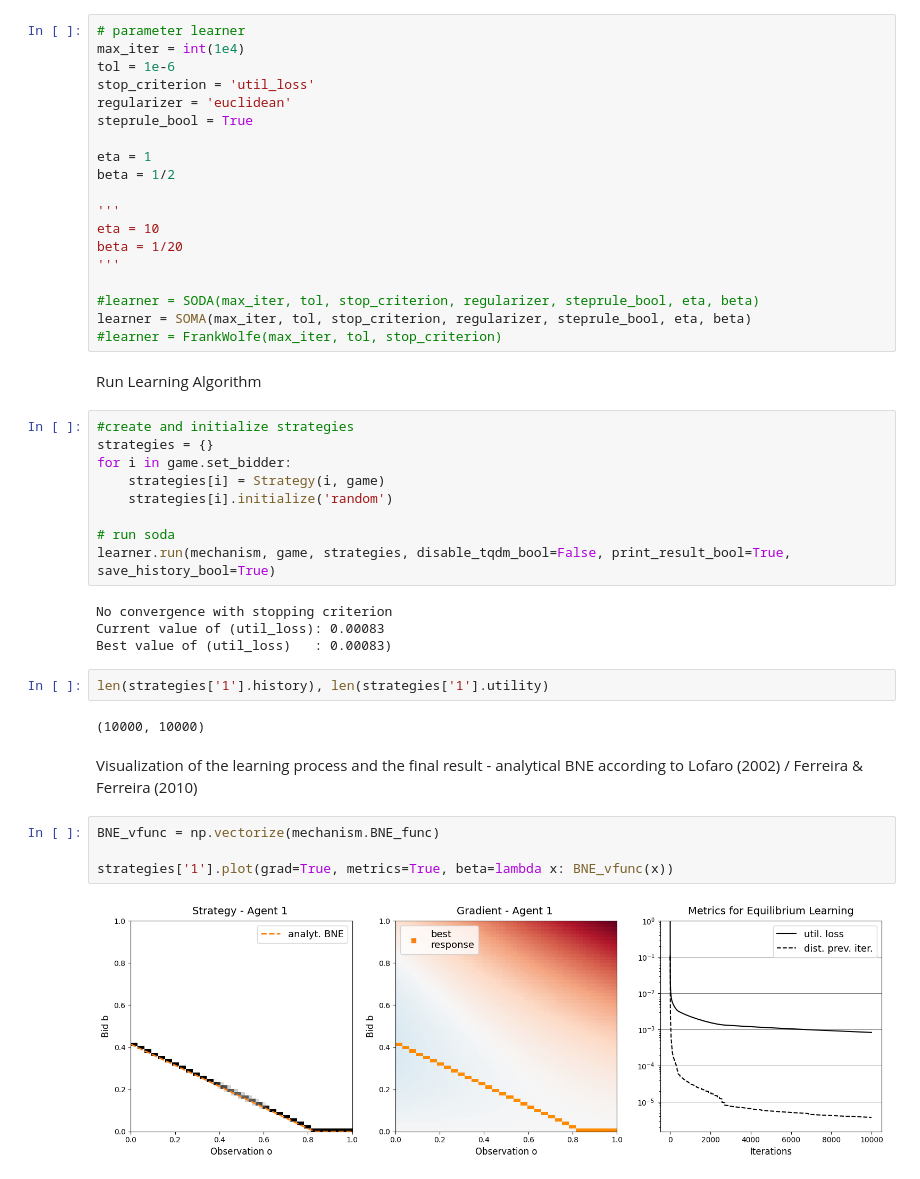
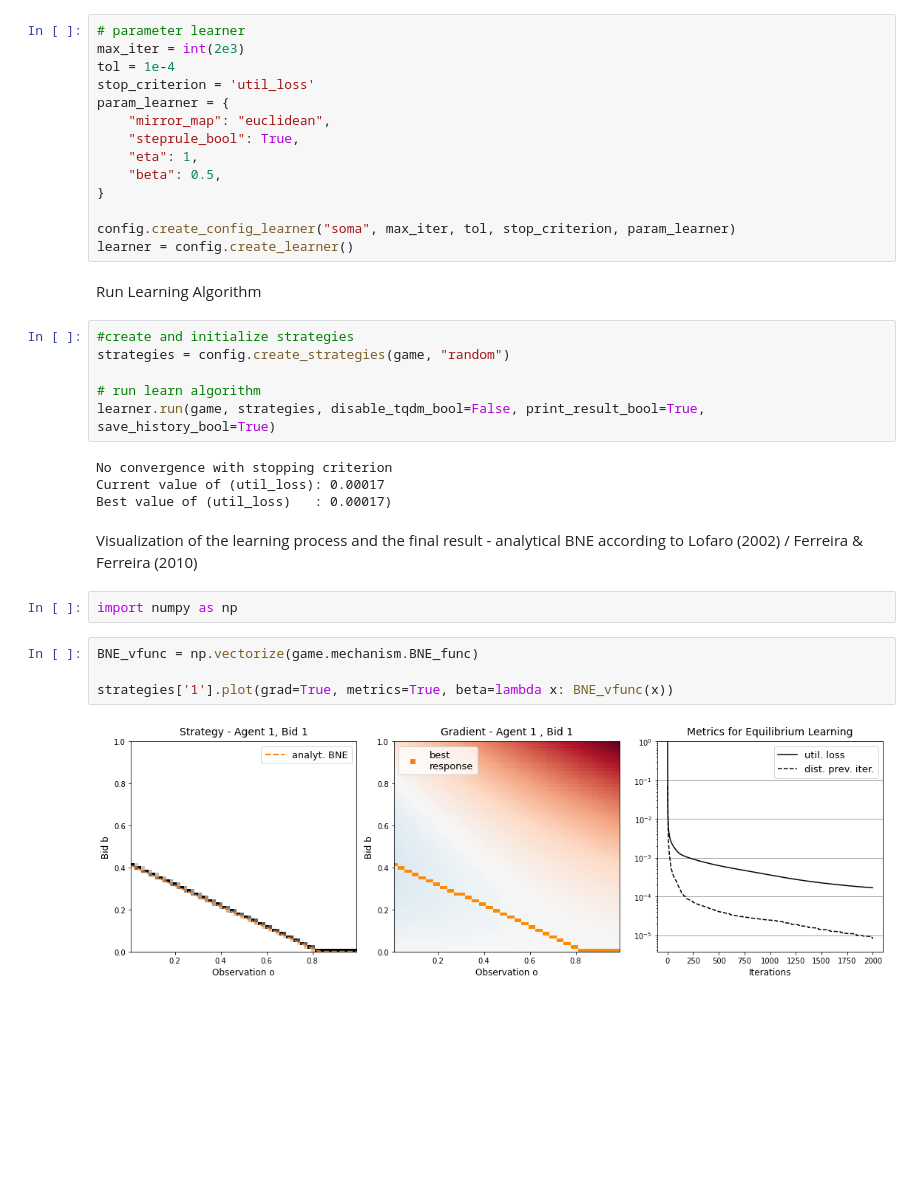
Before and after one commit to MOberlechner/soda, a Jupyter notebook: notebooks/examples/cournot_pricing.ipynb, the cells around one changed output. Drawn from its saved outputs; the diff is of its cells as text; blank space fills up the shorter version.

```diff
--- a/notebooks/examples/cournot_pricing.ipynb
+++ b/notebooks/examples/cournot_pricing.ipynb
@@ -60,47 +39,37 @@ if not mechanism.own_gradient:
 Specify Learning Algorithm
 # %%
 # parameter learner
-max_iter = int(1e4)
-tol = 1e-6
+max_iter = int(2e3)
+tol = 1e-4
 stop_criterion = 'util_loss'
-regularizer = 'euclidean'
-steprule_bool = True
+param_learner = {
+    "mirror_map": "euclidean",
+    "steprule_bool": True,
+    "eta": 1,
+    "beta": 0.5,
+}
 
-eta = 1
-beta = 1/2
-
-'''
-eta = 10
-beta = 1/20
-'''
-
-#learner = SODA(max_iter, tol, stop_criterion, regularizer, steprule_bool, eta, beta)
-learner = SOMA(max_iter, tol, stop_criterion, regularizer, steprule_bool, eta, beta)
-#learner = FrankWolfe(max_iter, tol, stop_criterion)
+config.create_config_learner("soma", max_iter, tol, stop_criterion, param_learner)
+learner = config.create_learner()
 # %% [markdown]
 Run Learning Algorithm
 # %%
 #create and initialize strategies
-strategies = {}
-for i in game.set_bidder:
-    strategies[i] = Strategy(i, game)
-    strategies[i].initialize('random')
+strategies = config.create_strategies(game, "random")
 
-# run soda
-learner.run(mechanism, game, strategies, disable_tqdm_bool=False, print_result_bool=True, save_history_bool=True)
+# run learn algorithm
+learner.run(game, strategies, disable_tqdm_bool=False, print_result_bool=True, save_history_bool=True)
 # %% [output]
 No convergence with stopping criterion
-Current value of (util_loss): 0.00083
-Best value of (util_loss)   : 0.00083)
+Current value of (util_loss): 0.00017
+Best value of (util_loss)   : 0.00017)
-# %%
-len(strategies['1'].history), len(strategies['1'].utility)
-# %% [output]
-(10000, 10000)
 # %% [markdown]
 Visualization of the learning process and the final result - analytical BNE according to Lofaro (2002) / Ferreira & Ferreira (2010)
+# %%
+import numpy as np
 # %%
-BNE_vfunc = np.vectorize(mechanism.BNE_func)
+BNE_vfunc = np.vectorize(game.mechanism.BNE_func)
 
 strategies['1'].plot(grad=True, metrics=True, beta=lambda x: BNE_vfunc(x))
 # %% [output]
-[figure, old version]
+[figure, new version]
```
Also changed, not shown: parts of 3 cells of this notebook.
